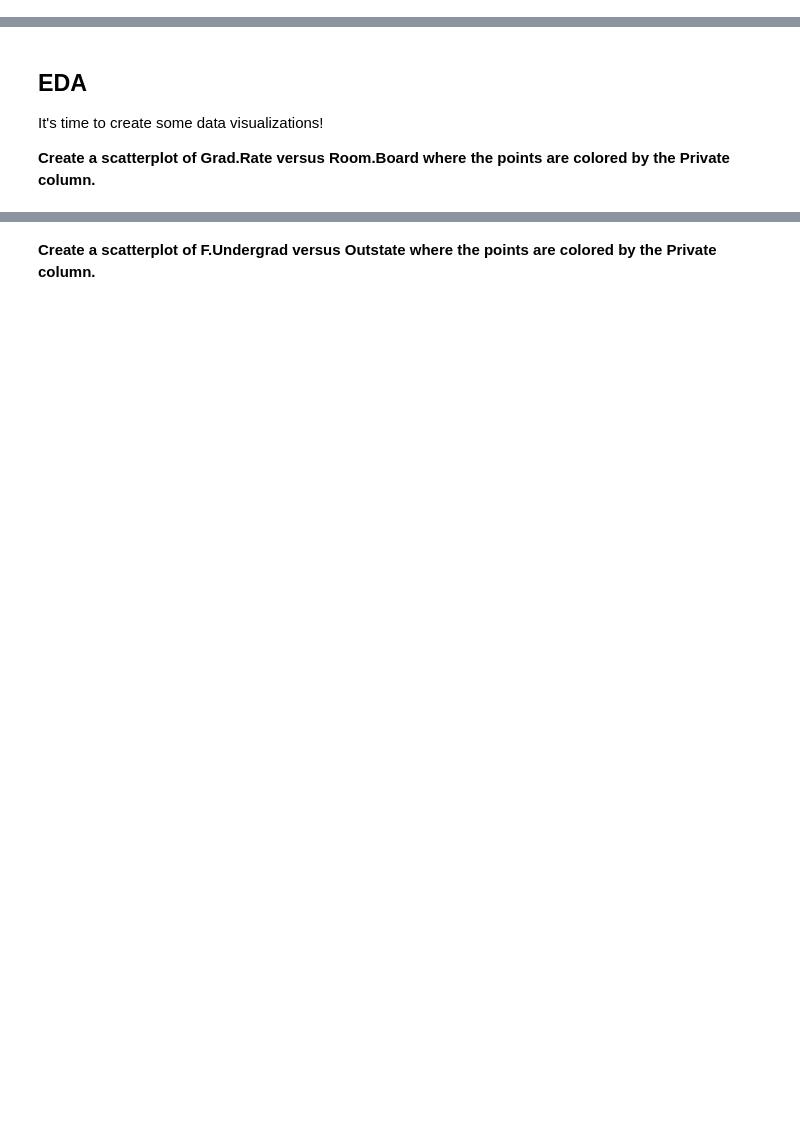
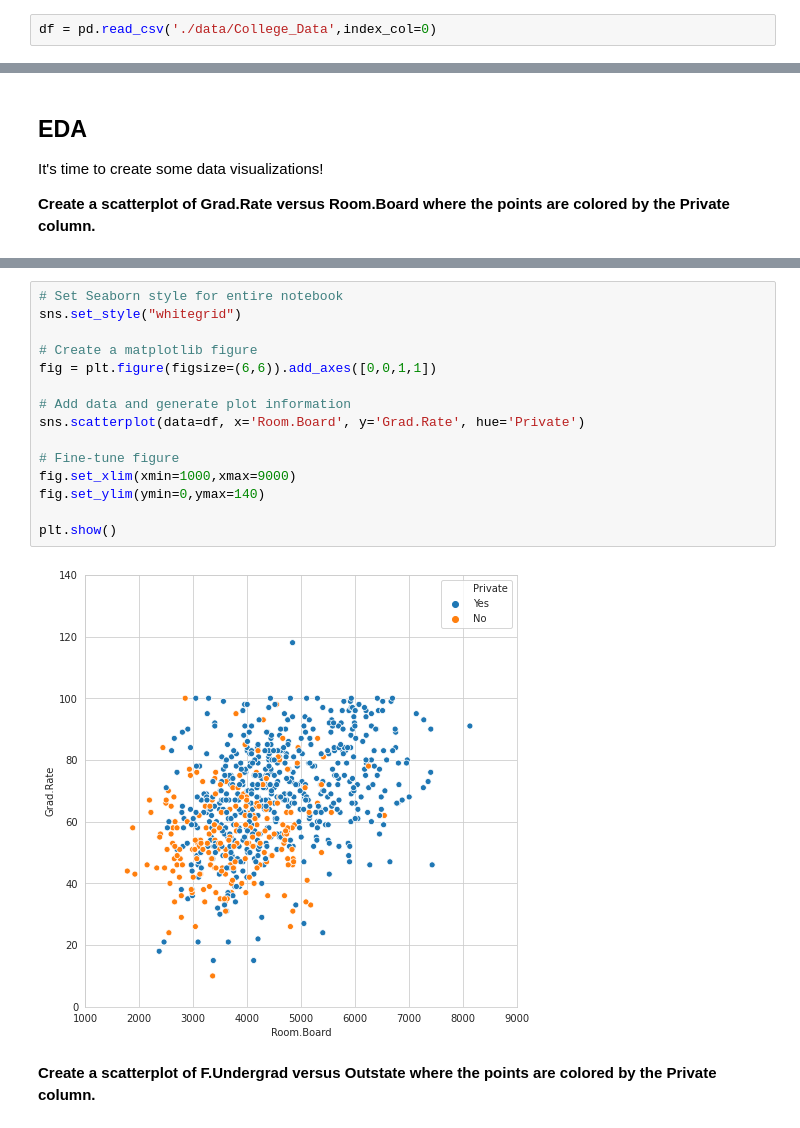
Before and after one commit to loayzag91/Python-Data-Science-Tutorial, a Jupyter notebook: Machine Learning Sections/K Means Clustering/K Means Clustering Project.ipynb, the cells around one changed output, grey strips where cells are left out. Saved outputs shown, nothing was run; the diff lists cells and outputs as text; blank space fills up the shorter version.

```diff
--- a/Machine Learning Sections/K Means Clustering/K Means Clustering Project.ipynb
+++ b/Machine Learning Sections/K Means Clustering/K Means Clustering Project.ipynb
@@ -38,5 +44,7 @@ We will use a data frame with 777 observations on the following 18 variables.
 ## Get the Data
 # %% [markdown]
 **Read in the College_Data file using read_csv. Figure out how to set the first column as the index.**
+# %%
+df = pd.read_csv('./data/College_Data',index_col=0)
 # %% [markdown]
 **Check the head of the data**
@@ -93,2 +100,19 @@ It's time to create some data visualizations!
+# %%
+# Set Seaborn style for entire notebook
+sns.set_style("whitegrid")
+
+# Create a matplotlib figure
+fig = plt.figure(figsize=(6,6)).add_axes([0,0,1,1])
+
+# Add data and generate plot information
+sns.scatterplot(data=df, x='Room.Board', y='Grad.Rate', hue='Private')
+
+# Fine-tune figure
+fig.set_xlim(xmin=1000,xmax=9000)
+fig.set_ylim(ymin=0,ymax=140)
+
+plt.show()
+# %% [output]
+[figure, added]
 # %% [markdown]
 **Create a scatterplot of F.Undergrad versus Outstate where the points are colored by the Private column.**
```
Also changed, not shown: parts of 35 cells of this notebook.
